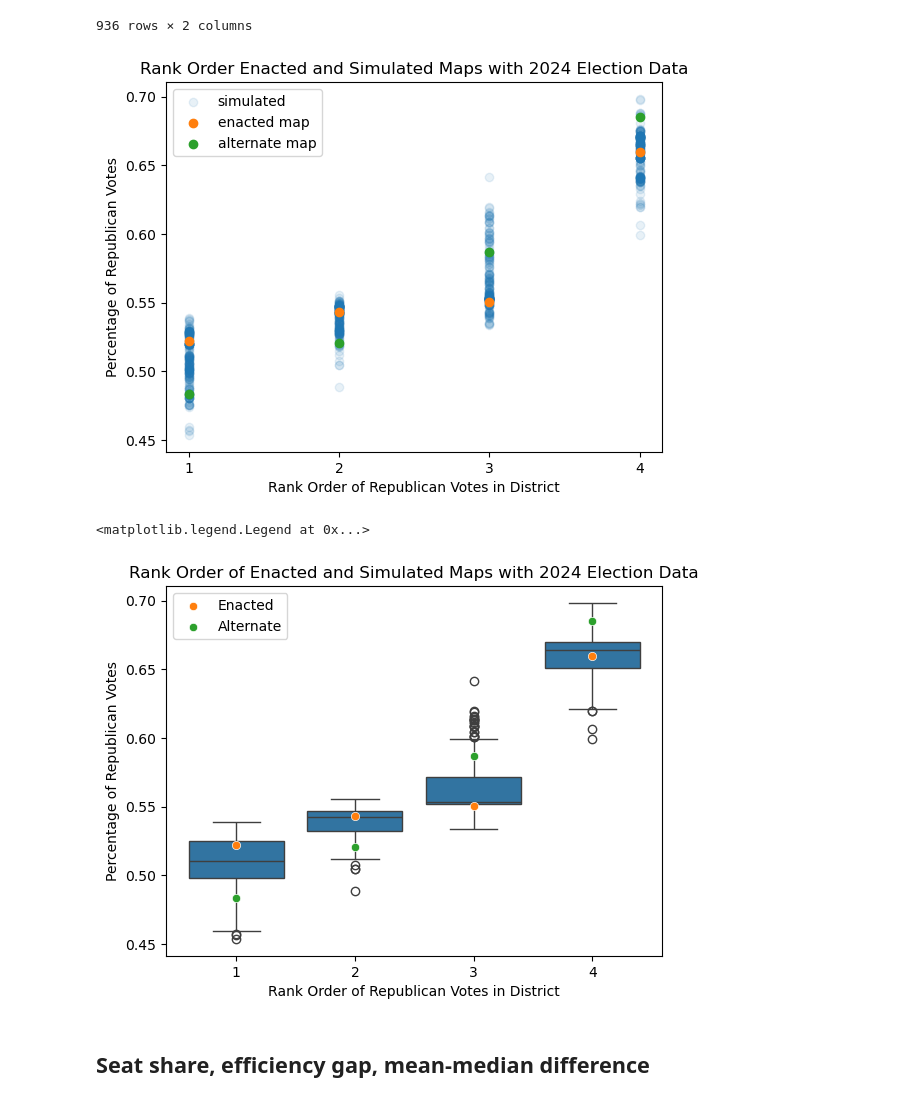
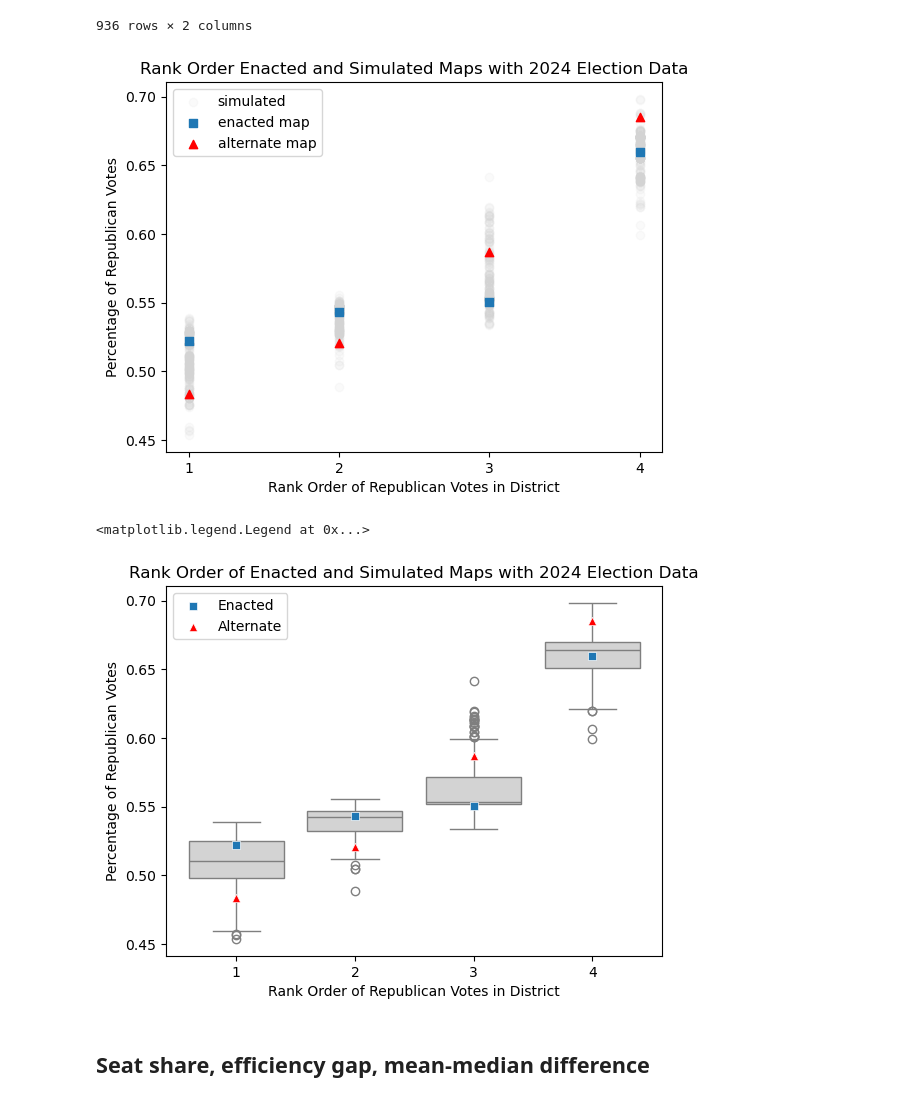
Before and after one commit to stefaniegwangphd/ia-redistricting, a Jupyter notebook: election_analysis.ipynb, the cells around one changed output. Cells and saved outputs as stored; diff of their text form; code cells hidden in the pictures.

```diff
--- a/election_analysis.ipynb
+++ b/election_analysis.ipynb
@@ -211,9 +211,9 @@ y=enacted_map_df['percentage']
 a=alternate_map_df['rank_order']
 b=alternate_map_df['percentage']
 
-plt.scatter(X, Y, alpha=.1, zorder=1, label='simulated')
-plt.scatter(x, y, zorder=2, label='enacted map')
-plt.scatter(a, b, zorder=3, label='alternate map')
+plt.scatter(X, Y, alpha=.1, color='lightgray', zorder=1, label='simulated')
+plt.scatter(x, y, zorder=2, marker=',', label='enacted map')
+plt.scatter(a, b, zorder=3, marker='^', color='red', label='alternate map')
 plt.xlabel('Rank Order of Republican Votes in District')
 plt.ylabel('Percentage of Republican Votes')
 plt.title('Rank Order Enacted and Simulated Maps with {} Election Data'.format(election_year))
@@ -221,19 +221,19 @@ plt.legend(loc='upper left')
 plt.savefig('./images_for_paper/rank_order_scatterplot_{}.png'.format(election_year))
 plt.show()
 # %% [output]
-[figure, old version]
+[figure, new version]
 # %%
-sns.boxplot(x=X, y=Y, zorder=1)
-sns.scatterplot(x=x, y=y,zorder=2, label='Enacted')
-sns.scatterplot(x=a, y=b, zorder=3, label='Alternate')
+sns.boxplot(x=X, y=Y,color='lightgray', zorder=1)
+sns.scatterplot(x=x, y=y,zorder=2, marker=',', label='Enacted')
+sns.scatterplot(x=a, y=b, zorder=3, marker='^', color='red', label='Alternate')
 plt.xlabel('Rank Order of Republican Votes in District')
 plt.ylabel('Percentage of Republican Votes')
 plt.title('Rank Order of Enacted and Simulated Maps with {} Election Data'.format(election_year))
 plt.savefig('./images_for_paper/rank_order_boxplot_{}.png'.format(election_year))
 plt.legend(loc='upper left')
 # %% [output]
 <matplotlib.legend.Legend at 0x...>
-[figure, old version]
+[figure, new version]
 # %% [markdown]
 ## Seat share, efficiency gap, mean-median difference
 # %%
```
Also changed, not shown: parts of 3 cells of this notebook, 8 other files.
